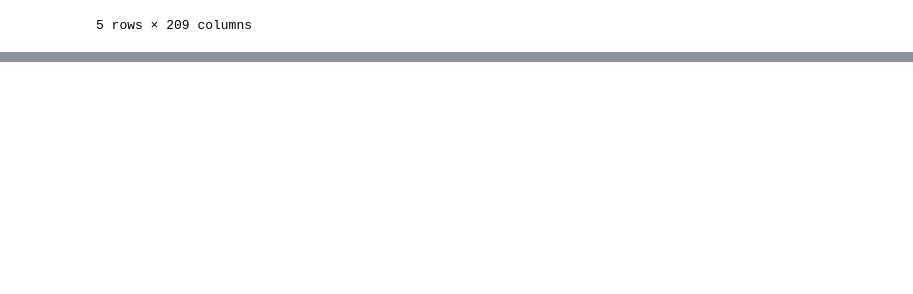
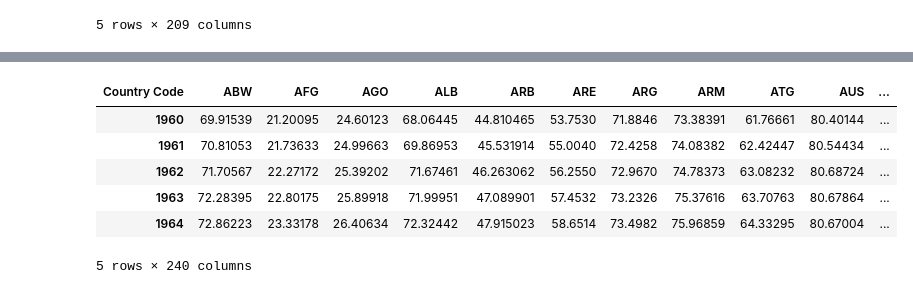
Before and after one commit to yutarochan/SOC423, a Jupyter notebook: notebooks/Preprocessing Script.ipynb, the cells around one changed output, grey strips where cells are left out. Saved outputs shown, nothing was run; the diff lists cells and outputs as text; code cells hidden in the pictures; blank space fills up the shorter version.

```diff
--- a/notebooks/Preprocessing Script.ipynb
+++ b/notebooks/Preprocessing Script.ipynb
@@ -212,0 +257,13 @@ pop_growth.head()
+# %%
+sur_fem = pd.read_csv('../data/raw/survival_female_65.csv', index_col=1)
+sur_fem = sur_fem.drop(['Country Name', 'Indicator Name', 'Indicator Code', '2017', 'Unnamed: 62'], axis=1)
+sur_fem = sur_fem.dropna().T
+sur_fem.head()
+# %% [output]
+| Country Code | ABW | AFG | AGO | ALB | ARB | ARE | ARG | ARM | ATG | AUS | ... |
+| 1960 | 69.91539 | 21.20095 | 24.60123 | 68.06445 | 44.810465 | 53.7530 | 71.8846 | 73.38391 | 61.76661 | 80.40144 | ... |
+| 1961 | 70.81053 | 21.73633 | 24.99663 | 69.86953 | 45.531914 | 55.0040 | 72.4258 | 74.08382 | 62.42447 | 80.54434 | ... |
+| 1962 | 71.70567 | 22.27172 | 25.39202 | 71.67461 | 46.263062 | 56.2550 | 72.9670 | 74.78373 | 63.08232 | 80.68724 | ... |
+| 1963 | 72.28395 | 22.80175 | 25.89918 | 71.99951 | 47.089901 | 57.4532 | 73.2326 | 75.37616 | 63.70763 | 80.67864 | ... |
+| 1964 | 72.86223 | 23.33178 | 26.40634 | 72.32442 | 47.915023 | 58.6514 | 73.4982 | 75.96859 | 64.33295 | 80.67004 | ... |
+5 rows × 240 columns
```
Also changed, not shown: parts of 9 cells of this notebook, 4 other files.
